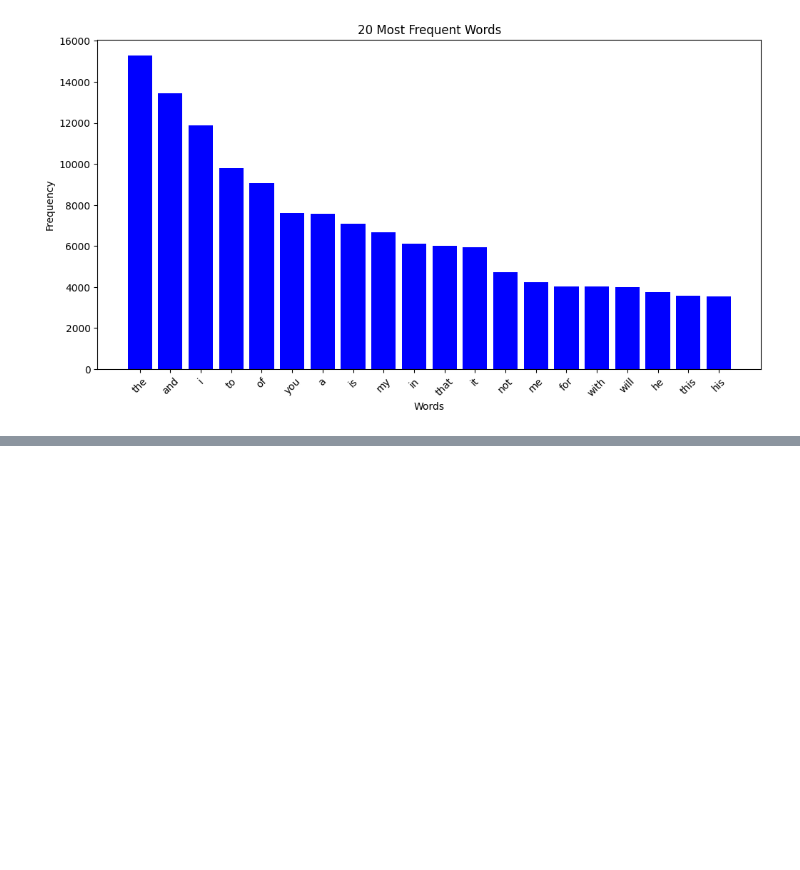
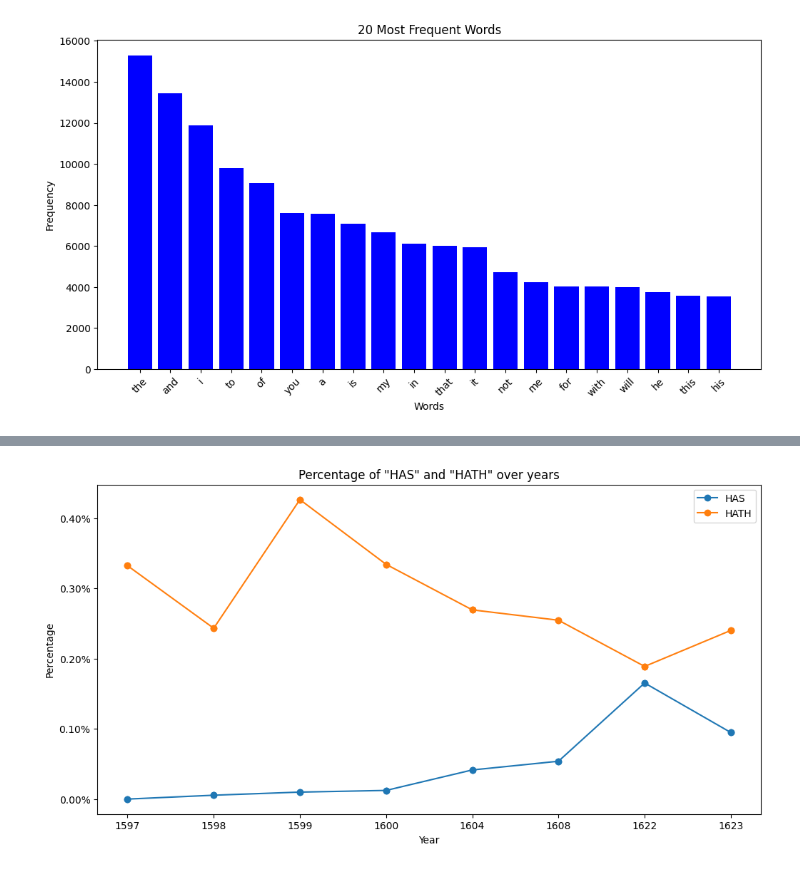
Before and after one commit to MufengNiu/BinderTest, a Jupyter notebook: API.ipynb, the cells around one changed output, grey strips where cells are left out. Saved outputs shown, nothing was run; the diff lists cells and outputs as text; code cells hidden in the pictures; blank space fills up the shorter version.

```diff
--- a/API.ipynb
+++ b/API.ipynb
@@ -49,7 +49,7 @@ word_freq_request = {
     'textSet': textset_id,
     'option' :{
         'outputSize' : 20,
-        'excludeWords'; excludeWords,
+        'excludeWords': excludeWords,
     }
 }
 
@@ -229,10 +292,10 @@ character_parts_request = {
     'textSet': textset_id,
     'option': {
         'blockMethod' : 0,         #Segment by text
-        'includeMetadata' : True
+        'includeMetadata' : True,
         'outputSize': 1000 ,
-        'outputSpecialWords' : ["has","hath"],
-        'outputSpecialWordsOption' : 0,
+        # 'outputSpecialWords' : ["has","hath"],
+        # 'outputSpecialWordsOption' : 0,
         'excludeWords': excludeWords,
     }
 }
@@ -248,7 +311,6 @@ total_word_count_by_year = {}
 if response.status_code == 200:
     response_data = response.json()
     blocks = response_data.get("blocks", [])
-    print(response_data)
 
     for block in blocks:
         name = block.get("name", "")
@@ -263,30 +325,32 @@ if response.status_code == 200:
 
             if word.lower() == "has":
                 special_word_count_by_year["has"][year] = special_word_count_by_year["has"].get(year, 0) + value
             elif word.lower() == "hath":
                 special_word_count_by_year["hath"][year] = special_word_count_by_year["hath"].get(year, 0) + value
 
             total_word_count_by_year[year] = total_word_count_by_year.get(year, 0) + value
 
     # Sort by Year
     sorted_years = sorted(set(special_word_count_by_year["has"].keys()) | set(special_word_count_by_year["hath"].keys()))
     has_counts = [(special_word_count_by_year["has"].get(year, 0) / total_word_count_by_year.get(year, 1)) * 100 for year in sorted_years]
     hath_counts = [(special_word_count_by_year["hath"].get(year, 0) / total_word_count_by_year.get(year, 1)) * 100 for year in sorted_years]
 
     plt.figure(figsize=(12, 6))
     plt.plot(sorted_years, has_counts, label='HAS', marker='o')
     plt.plot(sorted_years, hath_counts, label='HATH', marker='o')
     plt.scatter(sorted_years, has_counts)
     plt.scatter(sorted_years, hath_counts)
     plt.xlabel('Year')
     plt.ylabel('Percentage')
     plt.title('Percentage of "HAS" and "HATH" over years')
 
     y_ticks = plt.gca().get_yticks()
     plt.gca().yaxis.set_major_locator(FixedLocator(y_ticks))
     plt.gca().set_yticklabels(['{:.2f}%'.format(y) for y in y_ticks])
 
     plt.legend()
     plt.show()
 else:
     print(f"Failed: {response.status_code} {response.reason}")
+# %% [output]
+[figure, added]
```
Also changed, not shown: parts of 4 cells of this notebook, 2 other files.
